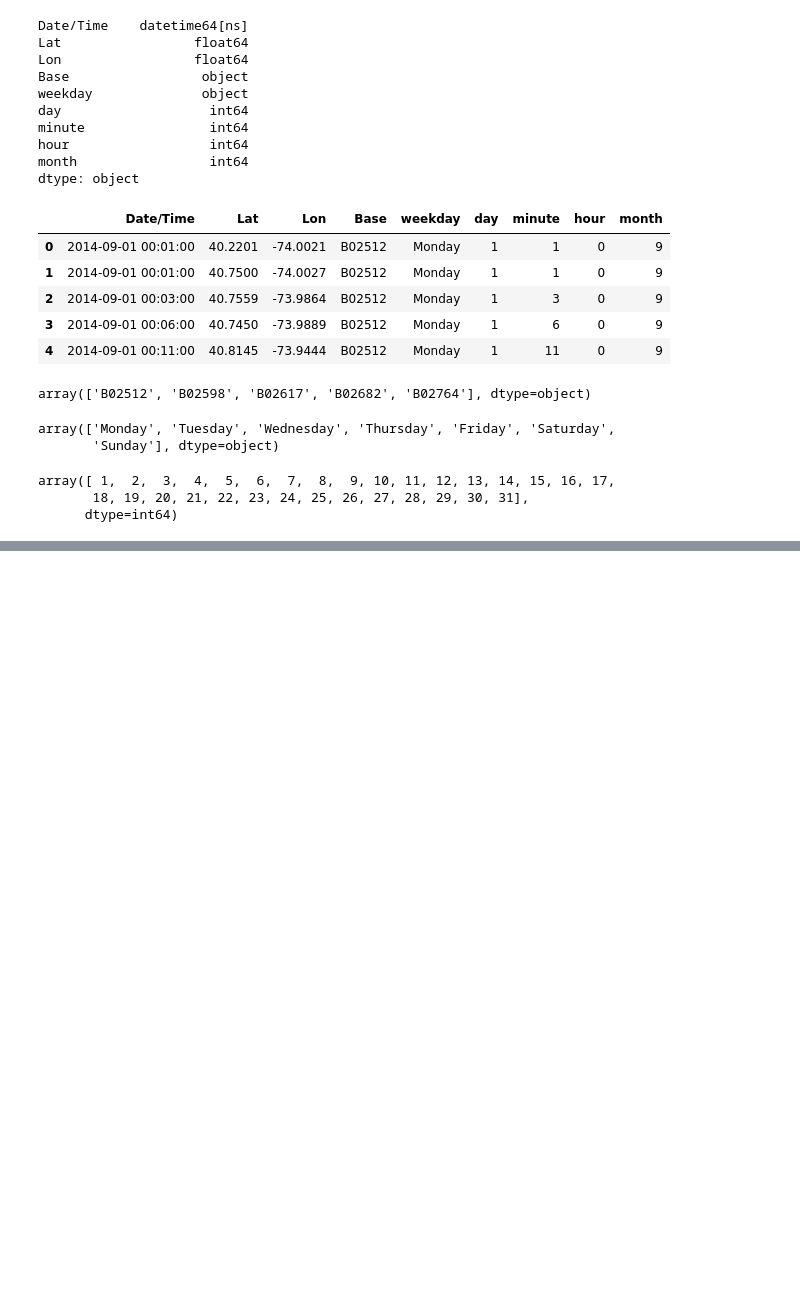
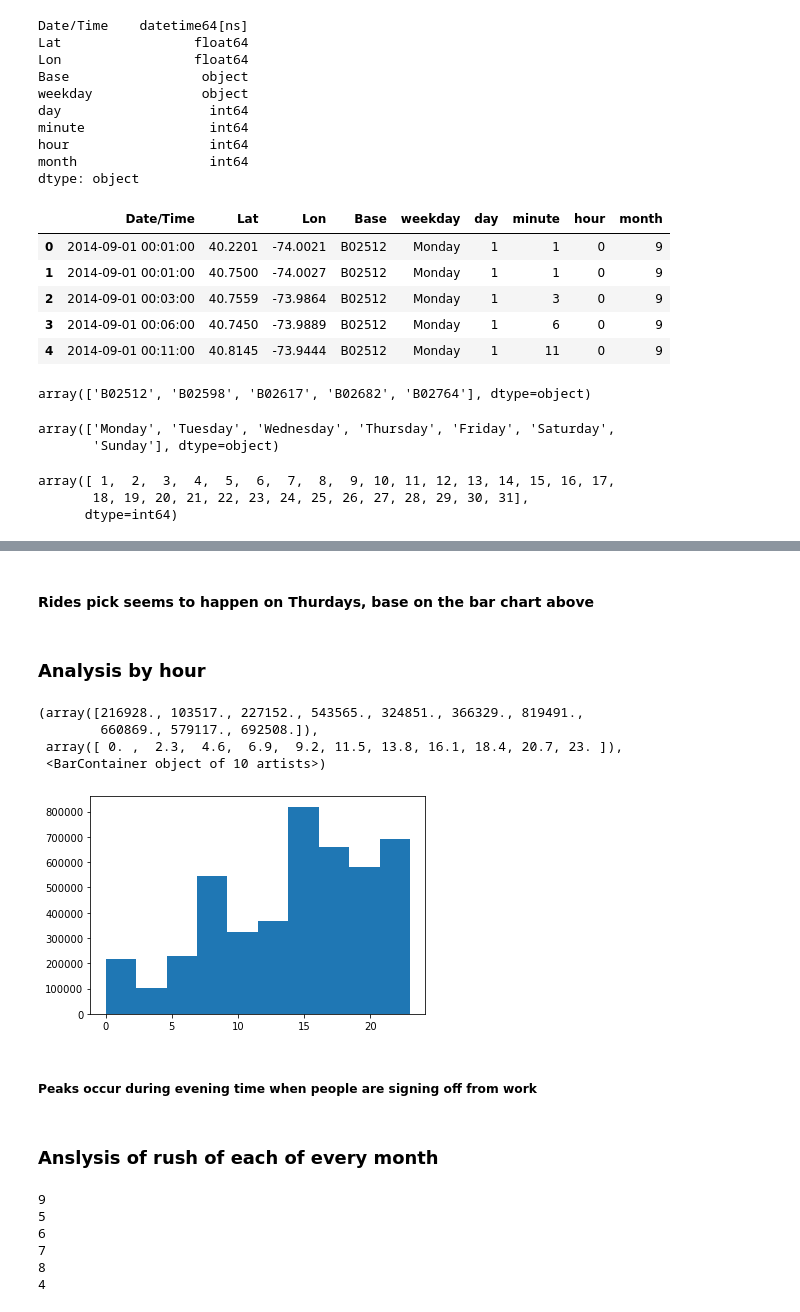
Before and after one commit to Ifegwu/data-analytics, a Jupyter notebook: data-multiple-sources.ipynb, the cells around one changed output, grey strips where cells are left out. Cells and saved outputs as stored; diff of their text form; code cells hidden in the pictures; blank space fills up the shorter version.

Commit message:
analysis of journey by week-day, hour, and the rush of each of every month

```diff
--- a/data-multiple-sources.ipynb
+++ b/data-multiple-sources.ipynb
@@ -118,0 +139,26 @@ array([ 1,  2,  3,  4,  5,  6,  7,  8,  9, 10, 11, 12, 13, 14, 15, 16, 17,
+# %% [markdown]
+#### Rides pick seems to happen on Thurdays, base on the bar chart above
+# %% [markdown]
+### Analysis by hour
+# %%
+plt.hist(df['hour'])
+# %% [output]
+(array([216928., 103517., 227152., 543565., 324851., 366329., 819491.,
+        660869., 579117., 692508.]),
+ array([ 0. ,  2.3,  4.6,  6.9,  9.2, 11.5, 13.8, 16.1, 18.4, 20.7, 23. ]),
+ <BarContainer object of 10 artists>)
+[figure, added]
+# %% [markdown]
+##### Peaks occur during evening time when people are signing off from work
+# %% [markdown]
+### Anslysis of rush of each of every month
+# %%
+for i,month in enumerate(df['month'].unique()):
+    print(month)
+# %% [output]
+9
+5
+6
+7
+8
+4
```
Also changed, not shown: parts of 5 cells of this notebook.
